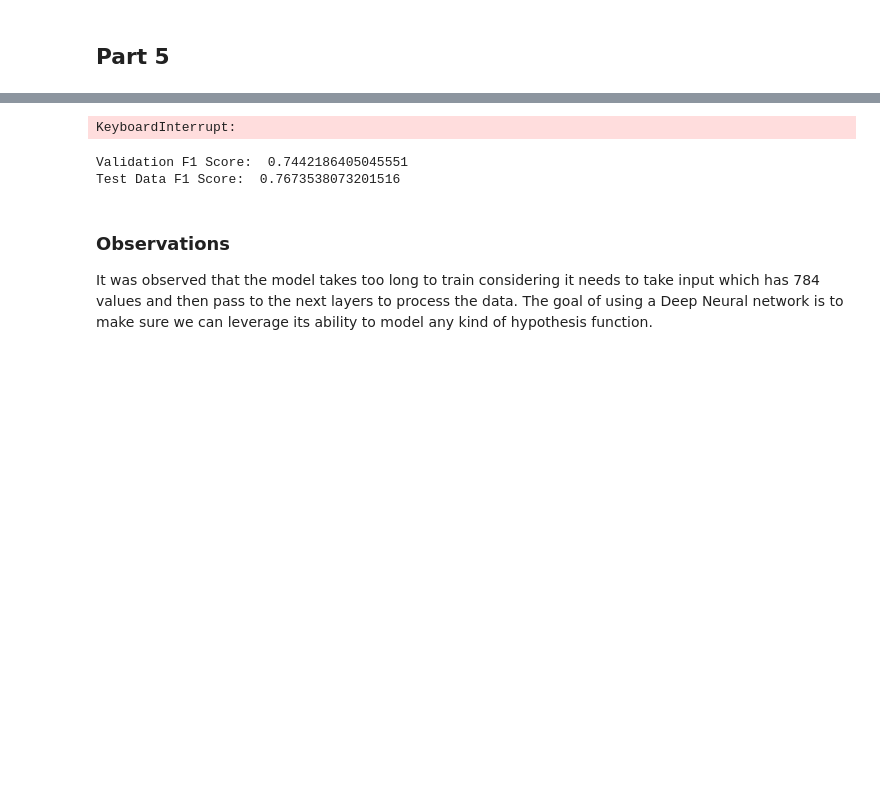
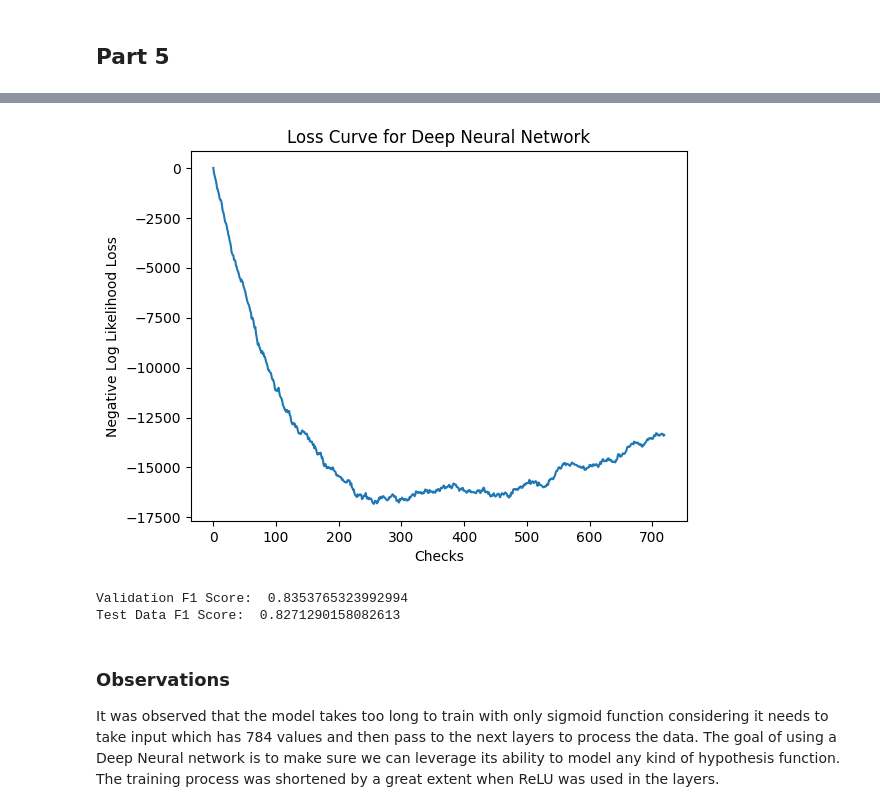
Before and after one commit to hemanthh17/Wakeword-Detection-TF, a Jupyter notebook: 23105030_Hemanth_Harikrishnan_Assignment-1.ipynb, the cells around one changed output, grey strips where cells are left out. Drawn from its saved outputs; the diff is of its cells as text; code cells hidden in the pictures; blank space fills up the shorter version.

```diff
--- a/23105030_Hemanth_Harikrishnan_Assignment-1.ipynb
+++ b/23105030_Hemanth_Harikrishnan_Assignment-1.ipynb
@@ -361,9 +366,30 @@ As an enhancement an additional hidden layer is added to the model. The training
 # %%
+#Defiing the leaky relu activation for the hidden layers
+def leaky_relu(z,alpha=0.01):
+    return np.maximum(alpha*z,z)
+def d_relu_dz(z,alpha=0.01):
+    return np.where(z>=0,1,alpha)
+
+#Creating Node class to represent the node
+class Node_in:
+    def __init__(self,size):
+        self.w_mat=np.random.randn(size)
+        self.b_mat=np.random.randn()
+    def fwd_pass(self,X):
+        return leaky_relu(np.matmul(self.w_mat,X)+self.b_mat)
+    def bwd_pass(self,X,error,alpha):
+        self.w_mat-=alpha*error*d_relu_dz(self.fwd_pass(X))*X
+        self.b_mat-=alpha*error*d_relu_dz(self.fwd_pass(X))
+        return self.w_mat*error*d_relu_dz(self.fwd_pass(X))
+
+
+
+
 # Defining a class to define the Deep Neural Network which is an extension of Shallow Neural Network with an additional layer
 class DeepNNforClassification:
     def __init__(self,size,n_hidden1,n_hidden2):
-        self.hidden_layer1=[Node(size) for _ in range(n_hidden1)]
-        self.hidden_layer2=[Node(size) for _ in range(n_hidden2)]
+        self.hidden_layer1=[Node_in(size) for _ in range(n_hidden1)]
+        self.hidden_layer2=[Node_in(size) for _ in range(n_hidden2)]
         self.output_node=Node(n_hidden2)
 
     def fit(self,X,y,alpha=1e-3,max_iters=100e3,threshold=1e-10,N=15):
@@ -394,7 +420,6 @@ class DeepNNforClassification:
                 for j, node in enumerate(self.hidden_layer2):
                     node.w_mat-=alpha*hidden_layer_error2[j]*np.array(hidden_ouputs1)
                     node.b_mat-=alpha*hidden_layer_error2[j]
-
                 iteration+=1
                 J_present+=log_likelihood_loss(train_y,y_hat)
                 # Stopping condition
@@ -430,20 +455,20 @@ class DeepNNforClassification:
         return metrics.f1_score(y_true,y_pred)
 # %%
 # Applying Deep Neural Network on the Fashion MNIST dataset
-mnist_dnn=DeepNNforClassification(train_imgs.shape[1],train_imgs.shape[1],4)
-mnist_dnn.fit(train_imgs,train_labels,alpha=1e-8,max_iters=1000000000e1000000000,threshold=1e-55);
+mnist_dnn=DeepNNforClassification(train_imgs.shape[1],train_imgs.shape[1],train_imgs.shape[1])
+mnist_dnn.fit(train_imgs/255.0,train_labels,alpha=1e-7,max_iters=1000000000e1000000000,threshold=1e-100);
 # %% [output]
-KeyboardInterrupt:
+[figure, added]
 # %%
 #train_imgs,val_imgs,train_labels,val_labels=model_selection.train_test_split(temp_imgs,temp_labels,test_size=0.1)
 # Performing evaluations on the validation and test set of Fashion MNIST dataset
-print("Validation F1 Score: ",mnist_dnn.score([1 if x>0.5 else 0  for x in mnist_dnn.predict(val_imgs)],val_labels))
-mnist_preds=mnist_dnn.predict(test_imgs)
+print("Validation F1 Score: ",mnist_dnn.score([1 if x>0.5 else 0  for x in mnist_dnn.predict(val_imgs/255.0)],val_labels))
+mnist_preds=mnist_dnn.predict(test_imgs/255.0)
 mnist_preds=[1 if x>0.5 else 0  for x in mnist_preds]
 print("Test Data F1 Score: ",mnist_dnn.score(test_labels,mnist_preds))
 # %% [output]
-Validation F1 Score:  0.7442186405045551
-Test Data F1 Score:  0.7673538073201516
+Validation F1 Score:  0.8353765323992994
+Test Data F1 Score:  0.8271290158082613
 # %% [markdown]
 ### Observations
-It was observed that the model takes too long to train considering it needs to take input which has 784 values and then pass to the next layers to process the data. The goal of using a Deep Neural network is to make sure we can leverage its ability to model any kind of hypothesis function.
+It was observed that the model takes too long to train with only sigmoid function considering it needs to take input which has 784 values and then pass to the next layers to process the data. The goal of using a Deep Neural network is to make sure we can leverage its ability to model any kind of hypothesis function. The training process was shortened by a great extent when ReLU was used in the layers.
```
Also changed, not shown: parts of 7 cells of this notebook.
